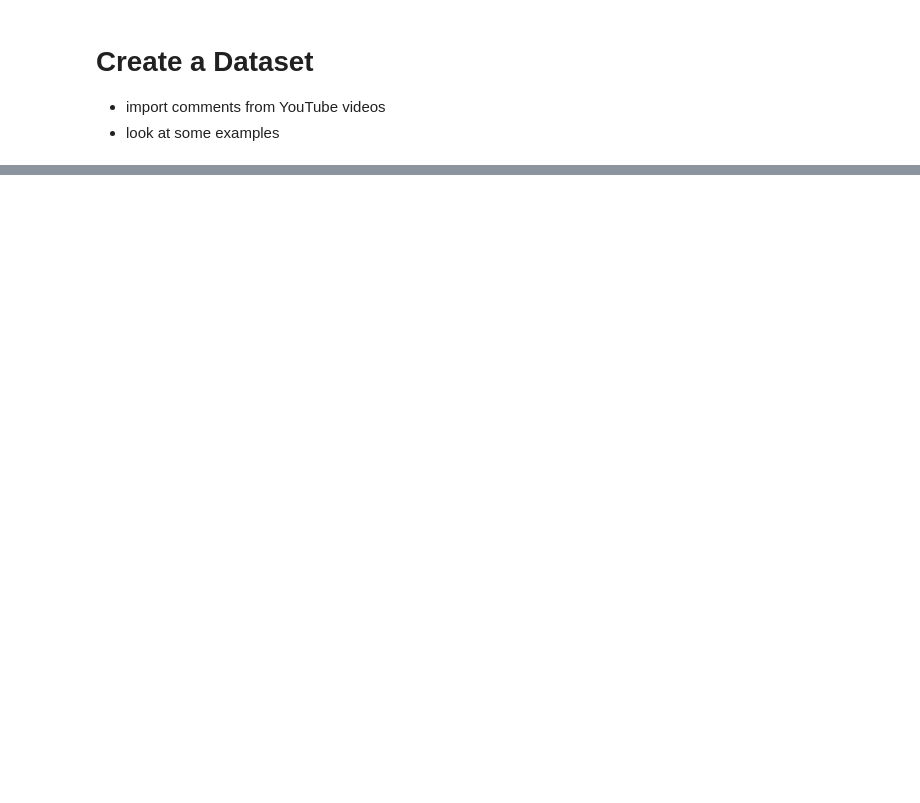
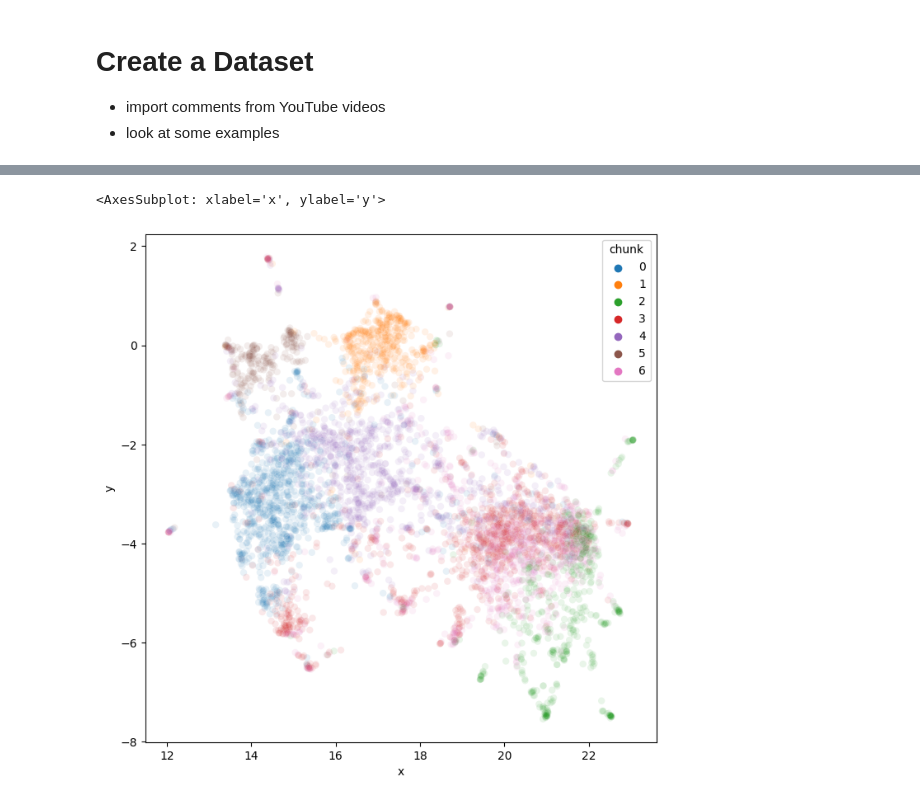
Before and after one commit to ijcruic/rapid-ml-prototyping, a Jupyter notebook: Text/Using LLMs.ipynb, the cells around one changed output, grey strips where cells are left out. Drawn from its saved outputs; the diff is of its cells as text; code cells hidden in the pictures; blank space fills up the shorter version.

```diff
--- a/Text/Using LLMs.ipynb
+++ b/Text/Using LLMs.ipynb
@@ -127,0 +209,10 @@ comments_df.head()
+# %%
+chunk = KMeans(n_clusters=7).fit_predict(np.array(comments_df['embedding'].values.tolist()))
+comments_df['chunk'] = chunk
+# %%
+plt.figure(figsize=(8,8))
+vis_df['chunk'] = chunk
+sns.scatterplot(data=vis_df, x='x', y='y', hue='chunk', palette='tab10', alpha=0.1)
+# %% [output]
+<AxesSubplot: xlabel='x', ylabel='y'>
+[figure, added]
```
Also changed, not shown: parts of 46 cells of this notebook, 1 other file.
